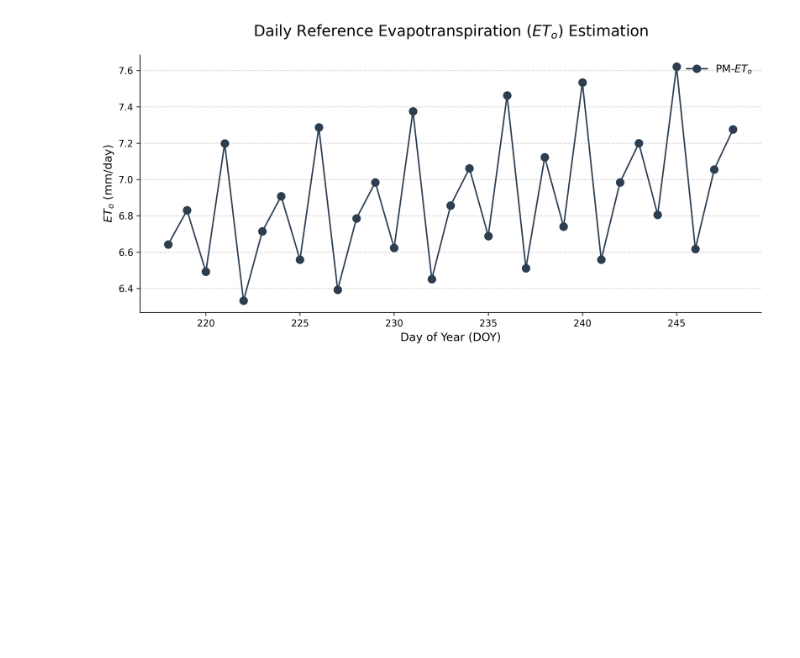
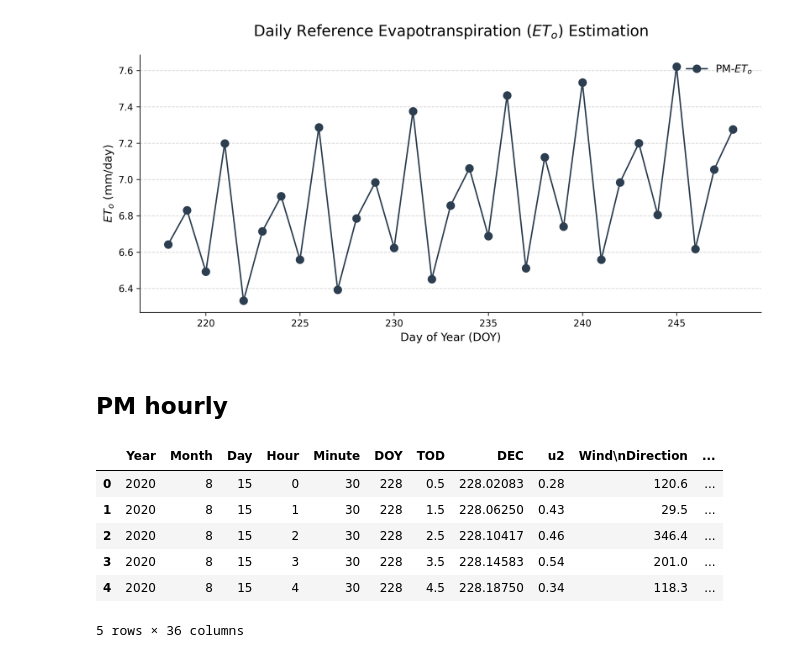
Before and after one commit to RuiGao9/py-eto, a Jupyter notebook: examples/eto_playground.ipynb, the cells around one changed output. Saved outputs shown, nothing was run; the diff lists cells and outputs as text; code cells hidden in the pictures; blank space fills up the shorter version.

```diff
--- a/examples/eto_playground.ipynb
+++ b/examples/eto_playground.ipynb
@@ -97,3 +97,21 @@ plt.tight_layout()
 plt.show()
 # %% [output]
 [figure]
+# %% [markdown]
+## PM hourly
+# %%
+file_path = r"C:\GitHub\py-eto\examples\data\sample_weather.xlsx"
+df = pd.read_excel(file_path, sheet_name='Sheet3')
+
+elevation = 65
+df['rh_hr'] = df['Actual Vapor Pressure'] / df['Saturation Vapor Pressure'] * 100
+df['Elevation'] = elevation
+display(df.head())
+# %% [output]
+|  | Year | Month | Day | Hour | Minute | DOY | TOD | DEC | u2 | Wind\nDirection | ... |
+| 0 | 2020 | 8 | 15 | 0 | 30 | 228 | 0.5 | 228.02083 | 0.28 | 120.6 | ... |
+| 1 | 2020 | 8 | 15 | 1 | 30 | 228 | 1.5 | 228.06250 | 0.43 | 29.5 | ... |
+| 2 | 2020 | 8 | 15 | 2 | 30 | 228 | 2.5 | 228.10417 | 0.46 | 346.4 | ... |
+| 3 | 2020 | 8 | 15 | 3 | 30 | 228 | 3.5 | 228.14583 | 0.54 | 201.0 | ... |
+| 4 | 2020 | 8 | 15 | 4 | 30 | 228 | 4.5 | 228.18750 | 0.34 | 118.3 | ... |
+5 rows × 36 columns
```
Also changed, not shown: parts of 3 cells of this notebook, 4 other files.
